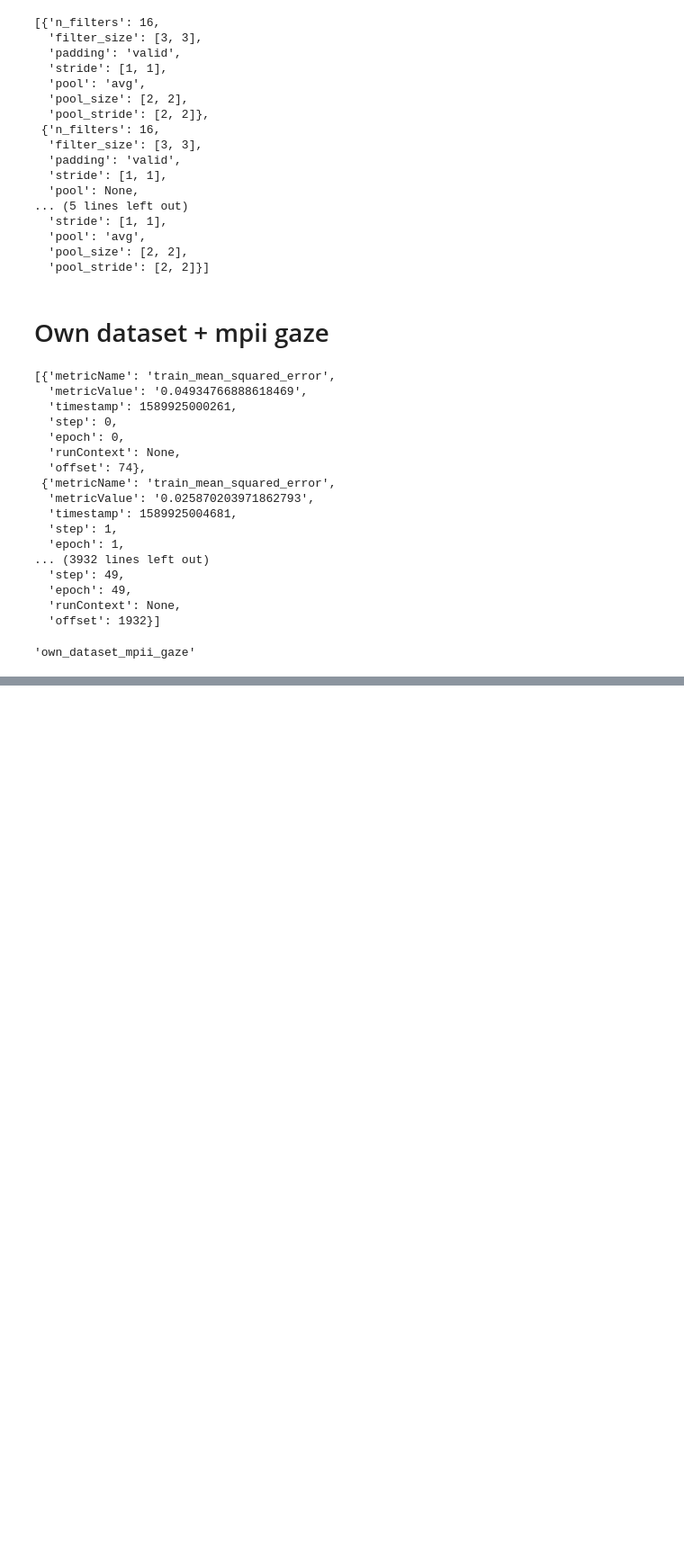
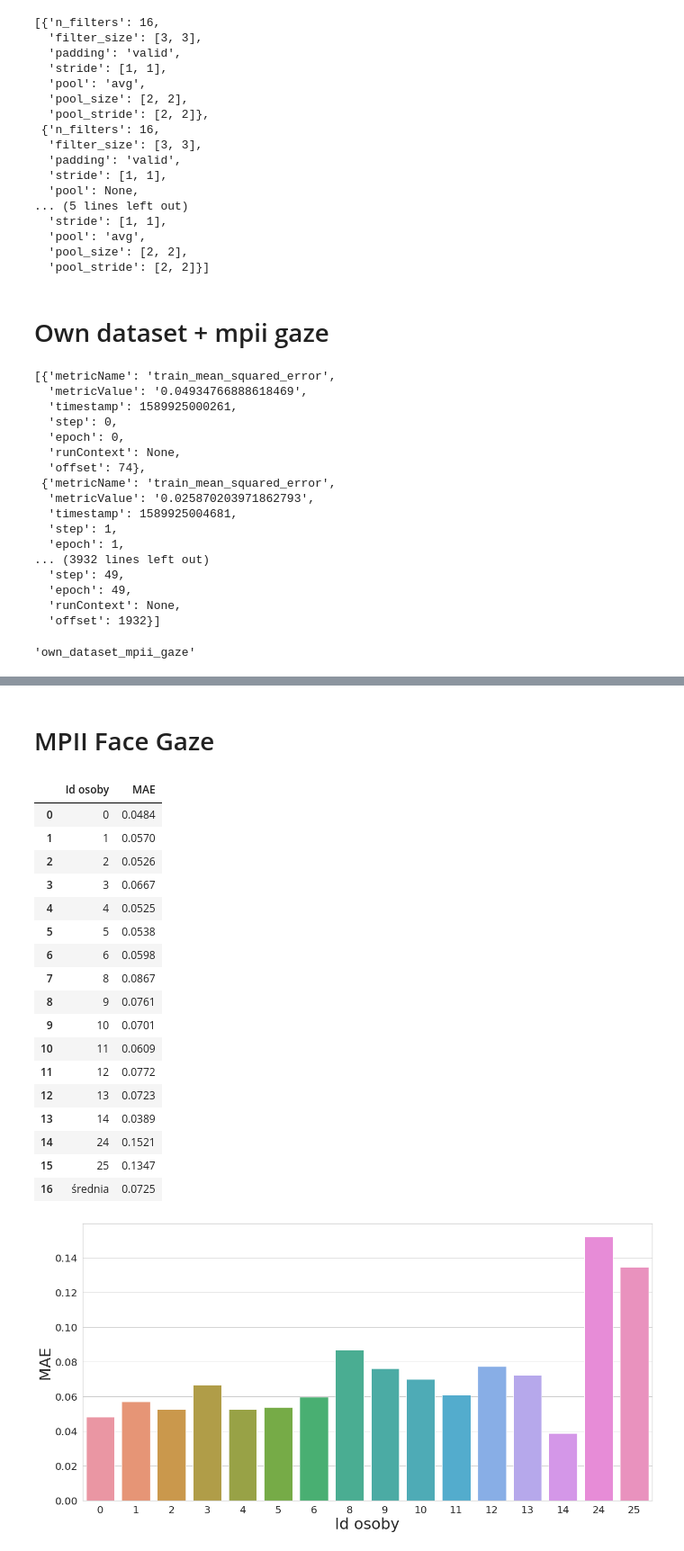
Before and after one commit to lukaszsus/gaze-estimation, a Jupyter notebook: notebooks/results_for_thesis_download_experiment.ipynb, the cells around one changed output, grey strips where cells are left out. Shown: that part at 90% size. Saved outputs shown, nothing was run; the diff lists cells and outputs as text; code cells hidden in the pictures; blank space fills up the shorter version.

```diff
--- a/notebooks/results_for_thesis_download_experiment.ipynb
+++ b/notebooks/results_for_thesis_download_experiment.ipynb
@@ -226,0 +305,26 @@ exp.name
+# %% [markdown]
+# MPII Face Gaze
+# %%
+url = "lukaszsus/gaze-estimation/23b8824dec014f6fb3bc8e0cd97060c7"
+file_name = "mpii_face_gaze_mean_camera_matrix"
+generate_df_plot_error_per_person(url, file_name)
+# %% [output]
+|  | Id osoby | MAE |
+| 0 | 0 | 0.0484 |
+| 1 | 1 | 0.0570 |
+| 2 | 2 | 0.0526 |
+| 3 | 3 | 0.0667 |
+| 4 | 4 | 0.0525 |
+| 5 | 5 | 0.0538 |
+| 6 | 6 | 0.0598 |
+| 7 | 8 | 0.0867 |
+| 8 | 9 | 0.0761 |
+| 9 | 10 | 0.0701 |
+| 10 | 11 | 0.0609 |
+| 11 | 12 | 0.0772 |
+| 12 | 13 | 0.0723 |
+| 13 | 14 | 0.0389 |
+| 14 | 24 | 0.1521 |
+| 15 | 25 | 0.1347 |
+| 16 | średnia | 0.0725 |
+[figure, added]
```
Also changed, not shown: parts of 30 cells of this notebook, 7 other files.
